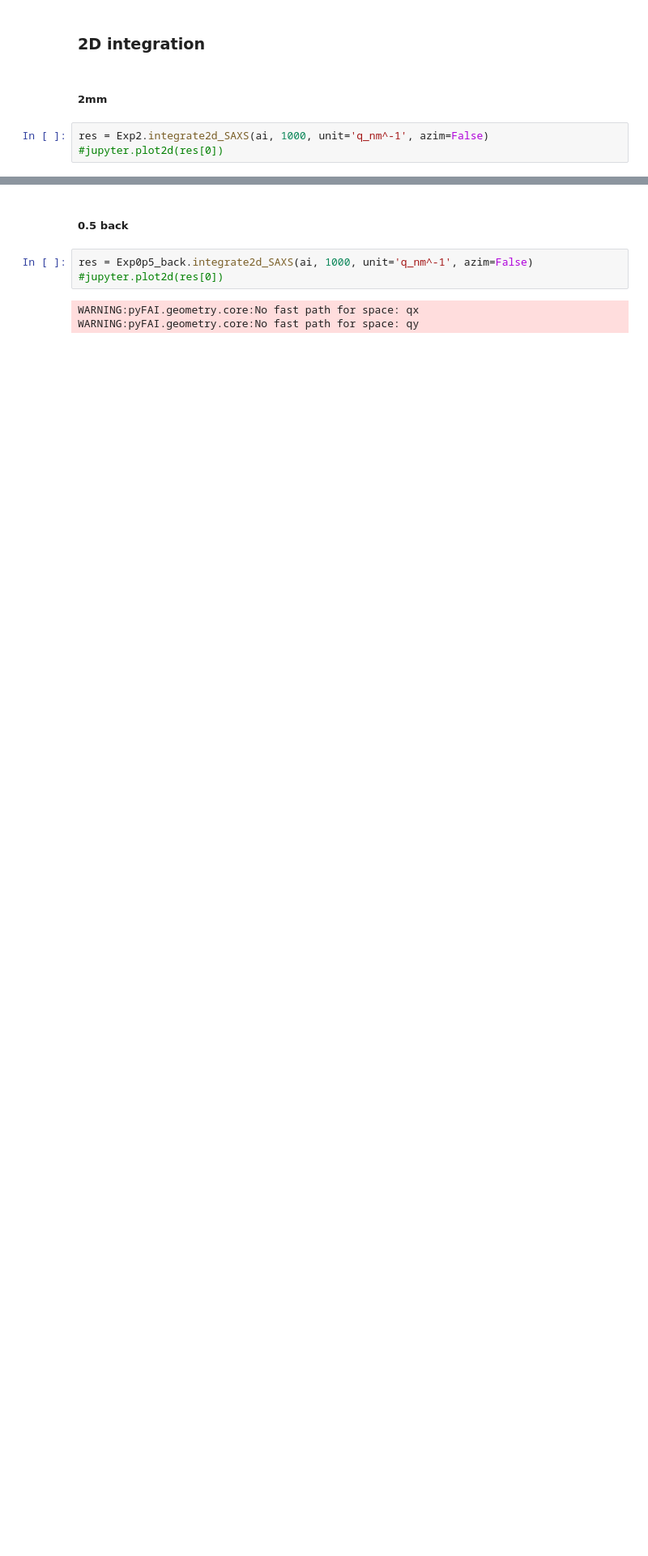
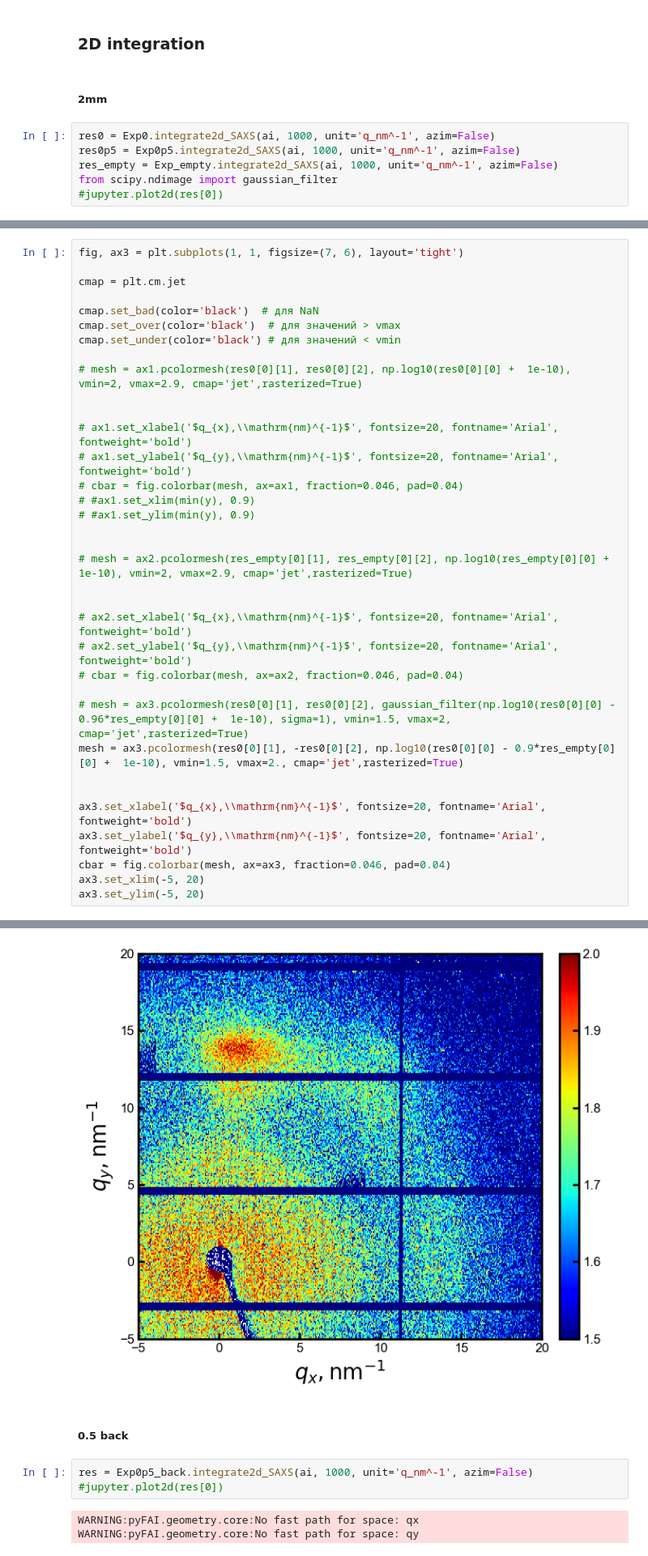
Before and after one commit to Akmalumarov/X_Ray_Scattering_Analysis, a Jupyter notebook: projects/Others/Silk/Spider_silk_stretching.ipynb, the cells around one changed output, grey strips where cells are left out. Shown at 81% size. Drawn from its saved outputs; the diff is of its cells as text; blank space fills up the shorter version.

```diff
--- a/projects/Others/Silk/Spider_silk_stretching.ipynb
+++ b/projects/Others/Silk/Spider_silk_stretching.ipynb
@@ -137,5 +178,8 @@ plt.savefig('All_experiments_1D.png', dpi=300, bbox_inches='tight', transparent=
 # %% [markdown]
 ##### 2mm
 # %%
-res = Exp2.integrate2d_SAXS(ai, 1000, unit='q_nm^-1', azim=False)
+res0 = Exp0.integrate2d_SAXS(ai, 1000, unit='q_nm^-1', azim=False)
+res0p5 = Exp0p5.integrate2d_SAXS(ai, 1000, unit='q_nm^-1', azim=False)
+res_empty = Exp_empty.integrate2d_SAXS(ai, 1000, unit='q_nm^-1', azim=False)
+from scipy.ndimage import gaussian_filter
 #jupyter.plot2d(res[0])
@@ -165,0 +186,36 @@ plt.savefig('Silk_bis_2mm_2D_plot.png', dpi=300, bbox_inches='tight', transparen
+# %%
+fig, ax3 = plt.subplots(1, 1, figsize=(7, 6), layout='tight')
+
+cmap = plt.cm.jet
+
+cmap.set_bad(color='black')  # для NaN
+cmap.set_over(color='black')  # для значений > vmax
+cmap.set_under(color='black') # для значений < vmin
+
+# mesh = ax1.pcolormesh(res0[0][1], res0[0][2], np.log10(res0[0][0] +  1e-10), vmin=2, vmax=2.9, cmap='jet',rasterized=True)
+
+
+# ax1.set_xlabel('$q_{x},\\mathrm{nm}^{-1}$', fontsize=20, fontname='Arial', fontweight='bold')
+# ax1.set_ylabel('$q_{y},\\mathrm{nm}^{-1}$', fontsize=20, fontname='Arial', fontweight='bold')
+# cbar = fig.colorbar(mesh, ax=ax1, fraction=0.046, pad=0.04)
+# #ax1.set_xlim(min(y), 0.9)
+# #ax1.set_ylim(min(y), 0.9)
+
+
+# mesh = ax2.pcolormesh(res_empty[0][1], res_empty[0][2], np.log10(res_empty[0][0] +  1e-10), vmin=2, vmax=2.9, cmap='jet',rasterized=True)
+
+
+# ax2.set_xlabel('$q_{x},\\mathrm{nm}^{-1}$', fontsize=20, fontname='Arial', fontweight='bold')
+# ax2.set_ylabel('$q_{y},\\mathrm{nm}^{-1}$', fontsize=20, fontname='Arial', fontweight='bold')
+# cbar = fig.colorbar(mesh, ax=ax2, fraction=0.046, pad=0.04)
+
+# mesh = ax3.pcolormesh(res0[0][1], res0[0][2], gaussian_filter(np.log10(res0[0][0] - 0.96*res_empty[0][0] +  1e-10), sigma=1), vmin=1.5, vmax=2, cmap='jet',rasterized=True)
+mesh = ax3.pcolormesh(res0[0][1], -res0[0][2], np.log10(res0[0][0] - 0.9*res_empty[0][0] +  1e-10), vmin=1.5, vmax=2., cmap='jet',rasterized=True)
+
+
+ax3.set_xlabel('$q_{x},\\mathrm{nm}^{-1}$', fontsize=20, fontname='Arial', fontweight='bold')
+ax3.set_ylabel('$q_{y},\\mathrm{nm}^{-1}$', fontsize=20, fontname='Arial', fontweight='bold')
+cbar = fig.colorbar(mesh, ax=ax3, fraction=0.046, pad=0.04)
+ax3.set_xlim(-5, 20)
+ax3.set_ylim(-5, 20)
+# %% [output]
@@ -166,3 +223,4 @@ plt.savefig('Silk_bis_2mm_2D_plot.png', dpi=300, bbox_inches='tight', transparen
+[figure, added]
 # %% [markdown]
 ##### 0.5 back
 # %%
```
Also changed, not shown: parts of 10 cells of this notebook, 18 other files.
